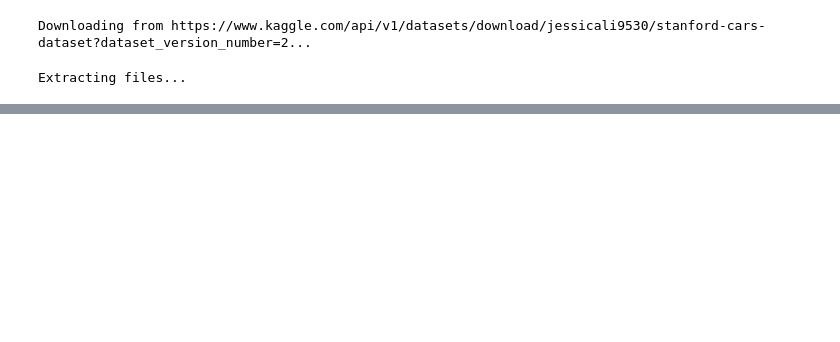
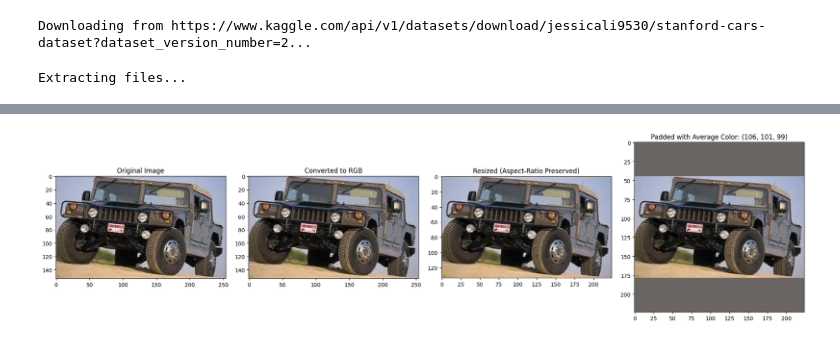
Before and after one commit to koheon2/COSE474_Project, a Jupyter notebook: COSE474_Final_Project.ipynb, the cells around one changed output, grey strips where cells are left out. Cells and saved outputs as stored; diff of their text form; code cells hidden in the pictures; blank space fills up the shorter version.

```diff
--- a/COSE474_Final_Project.ipynb
+++ b/COSE474_Final_Project.ipynb
@@ -1686,0 +228,9 @@ sub_classes = {
+# %%
+# 테스트 이미지 로드
+image_path = "/content/dataset/test_bboxes/000046.jpg"
+image = Image.open(image_path)
+
+# 변환 과정 시각화
+visualize_custom_preprocess(image, target_size=(224, 224))
+# %% [output]
+[figure, added]
```
Also changed, not shown: parts of 36 cells of this notebook.
